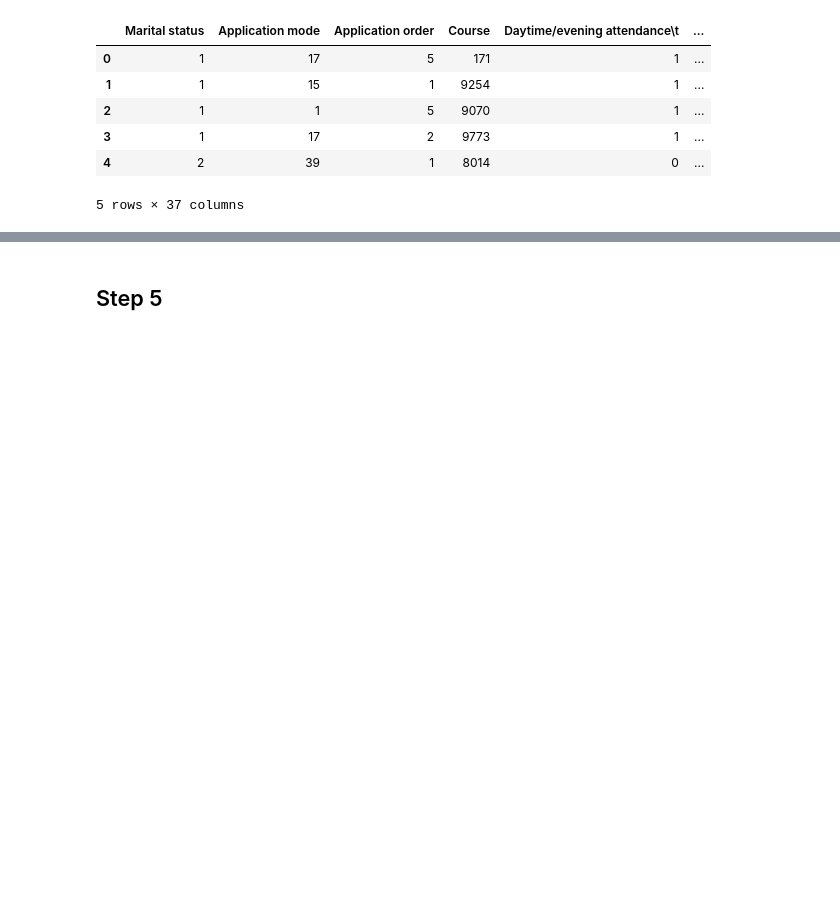
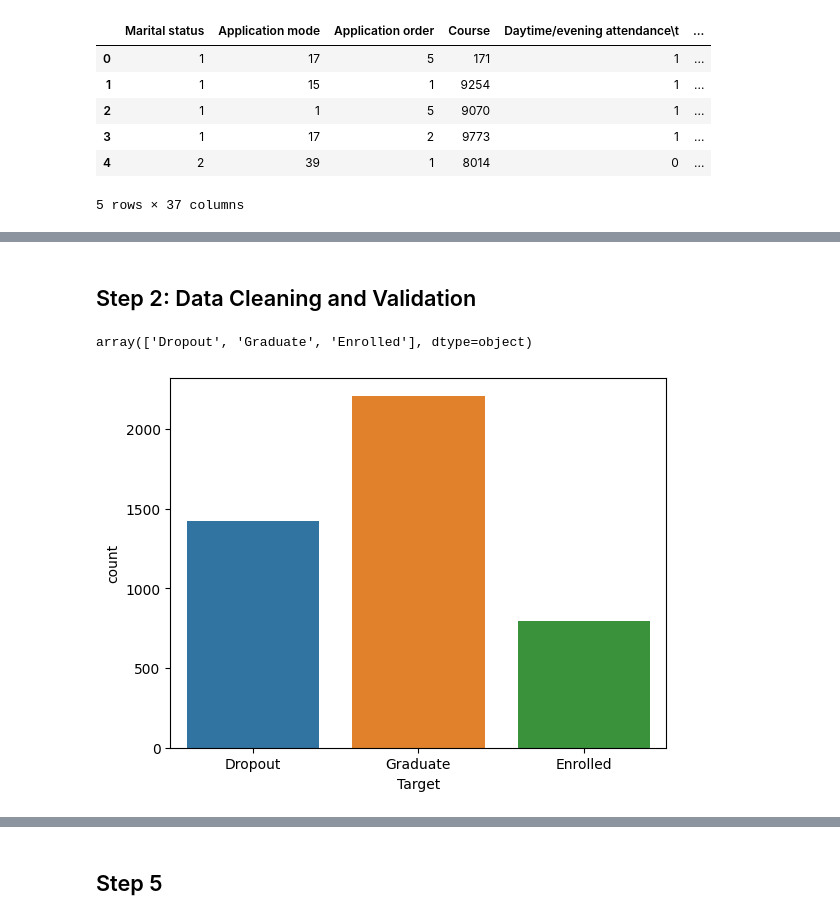
Before and after one commit to ChidiUmeh/3signet-Projects, a Jupyter notebook: week 1 task/dropoutprediction.ipynb, the cells around one changed output, grey strips where cells are left out. Saved outputs shown, nothing was run; the diff lists cells and outputs as text; code cells hidden in the pictures; blank space fills up the shorter version.

```diff
--- a/week 1 task/dropoutprediction.ipynb
+++ b/week 1 task/dropoutprediction.ipynb
@@ -17,9 +22,6 @@ scaler = StandardScaler()
 # %%
 # Loading the Dataset and rounding numbers to 2 decimal places
-dropouts = pd.read_csv('data.csv', delimiter=';')
-school_rd = dropouts.drop('Target',axis=1).round(2)
-dropouts_concat = pd.concat([school_rd,dropouts['Target']],axis=1)
-school = dropouts_concat.copy()
+school = pd.read_csv('data.csv', delimiter=';')
 school.head()
 # %% [output]
 |  | Marital status | Application mode | Application order | Course | Daytime/evening attendance\t | ... |
@@ -109,3 +66,0 @@ plt.show()
-# %%
-school.loc[school['Application order']==9,'Application order' ]=7
-school['Application order'].unique()
@@ -205,5 +66,0 @@ school.describe()
-# %%
-category =  ['Daytime/evening attendance','Displaced','Educational special needs','Debtor','Tuition fees up to date','Gender','Scholarship holder','International','Marital status','Application mode','Target','Application order','Previous qualification','Nationality',"Mother's qualification","Father's qualification","Mother's occupation","Father's occupation",'Course']
-for cat in category:
-    school[f'{cat}'] = school[f'{cat}'].astype(str)
-school.info()
@@ -394,0 +88,11 @@ memory usage: 2.4+ MB
+# %% [markdown]
+## Step 2: Data Cleaning and Validation
+# %%
+school['Target'].unique()
+# %% [output]
+array(['Dropout', 'Graduate', 'Enrolled'], dtype=object)
+# %%
+sns.countplot(data=school,x='Target',hue='Target')
+plt.show()
+# %% [output]
+[figure, added]
```
Also changed, not shown: parts of 106 cells of this notebook, 3 other files.
